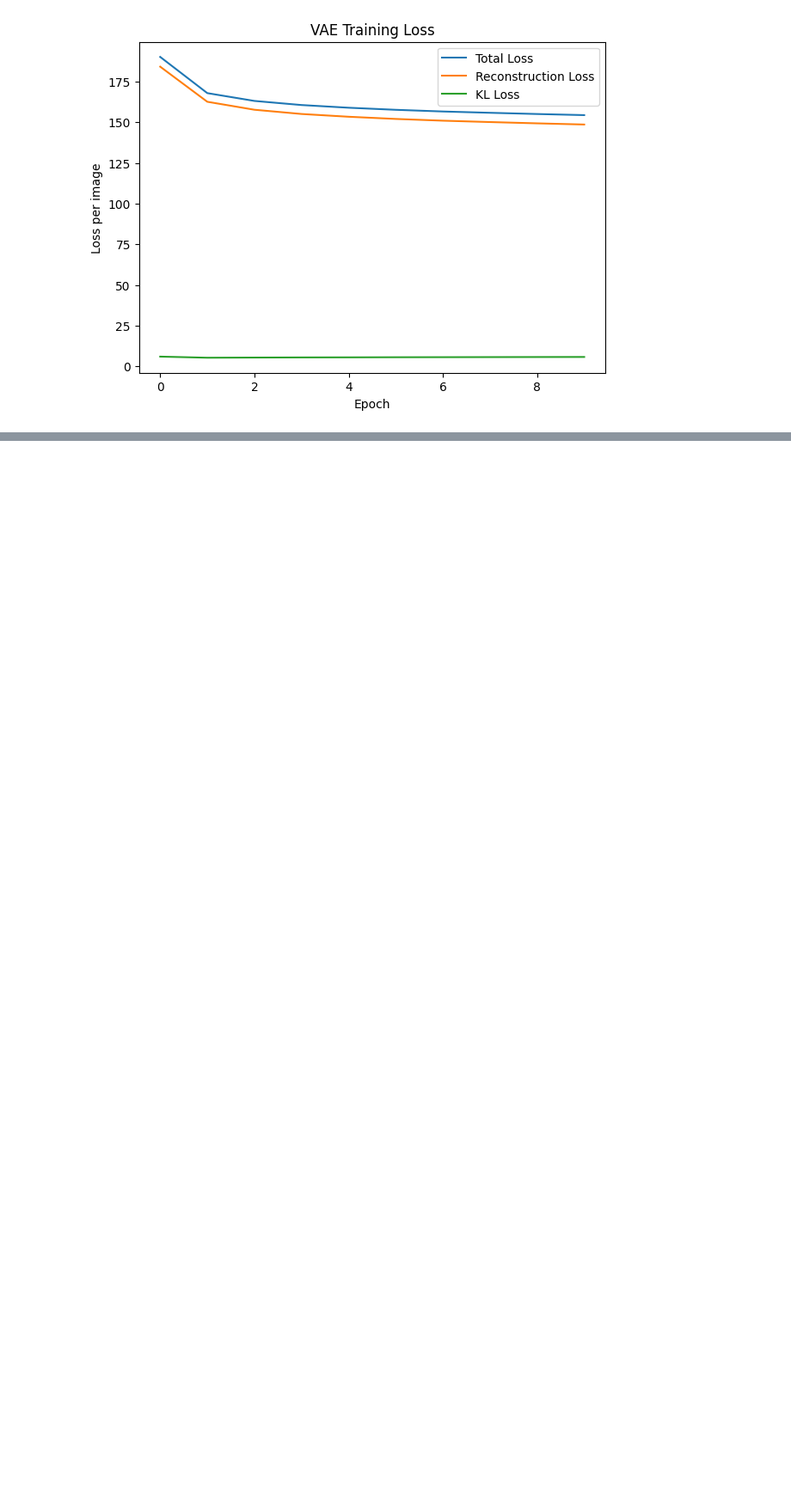
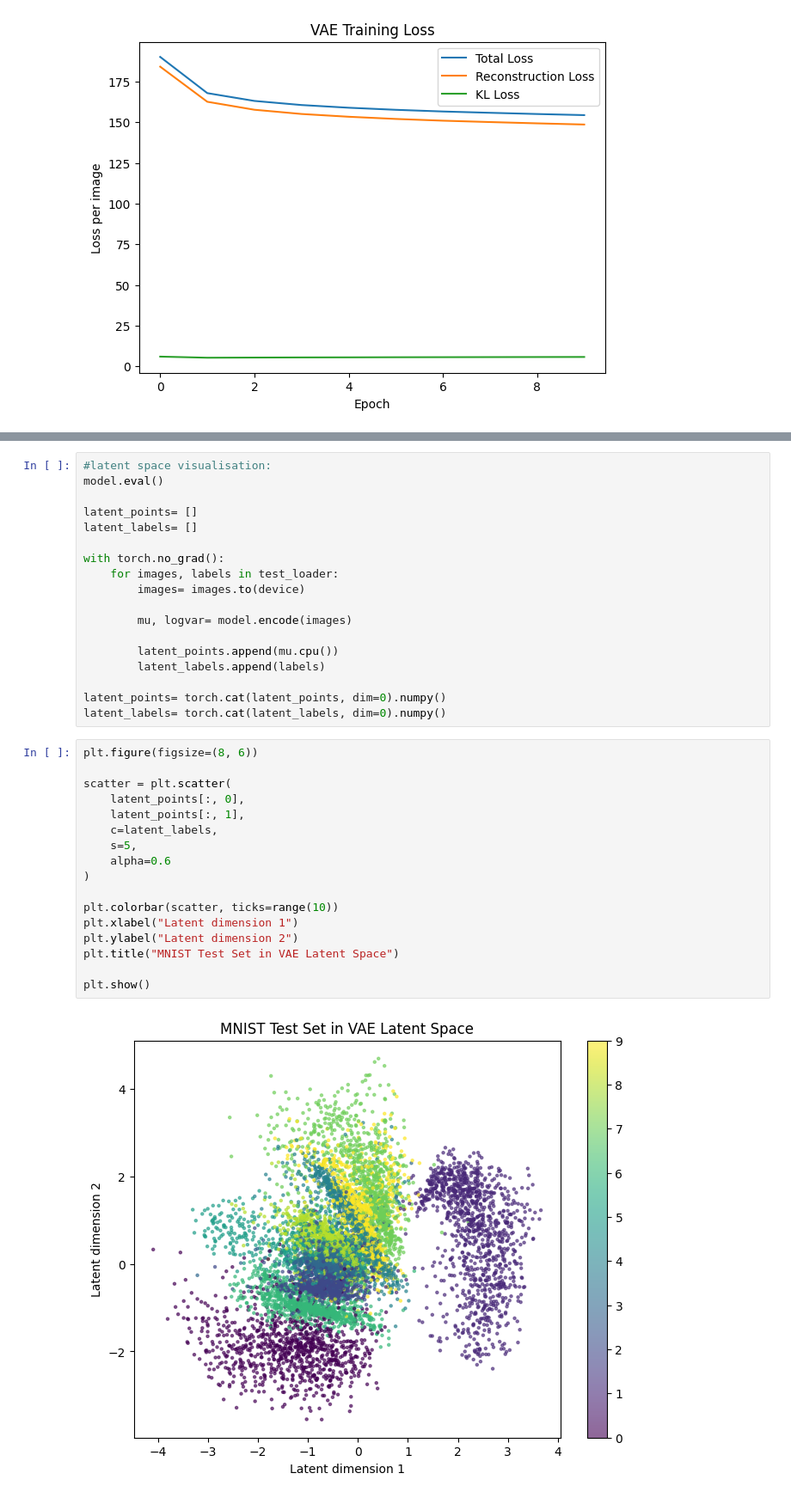
Before and after one commit to Zeeba1705/atml_PA0, a Jupyter notebook: Task4_VAE.ipynb, the cells around one changed output, grey strips where cells are left out. Shown at 86% size. Saved outputs shown, nothing was run; the diff lists cells and outputs as text; blank space fills up the shorter version.

```diff
--- a/Task4_VAE.ipynb
+++ b/Task4_VAE.ipynb
@@ -207,0 +210,37 @@ plt.show()
+# %%
+#latent space visualisation:
+model.eval()
+
+latent_points= []
+latent_labels= []
+
+with torch.no_grad():
+    for images, labels in test_loader:
+        images= images.to(device)
+
+        mu, logvar= model.encode(images)
+
+        latent_points.append(mu.cpu())
+        latent_labels.append(labels)
+
+latent_points= torch.cat(latent_points, dim=0).numpy()
+latent_labels= torch.cat(latent_labels, dim=0).numpy()
+# %%
+plt.figure(figsize=(8, 6))
+
+scatter = plt.scatter(
+    latent_points[:, 0],
+    latent_points[:, 1],
+    c=latent_labels,
+    s=5,
+    alpha=0.6
+)
+
+plt.colorbar(scatter, ticks=range(10))
+plt.xlabel("Latent dimension 1")
+plt.ylabel("Latent dimension 2")
+plt.title("MNIST Test Set in VAE Latent Space")
+
+plt.show()
+# %% [output]
+[figure, added]
```
Also changed, not shown: parts of 5 cells of this notebook.
